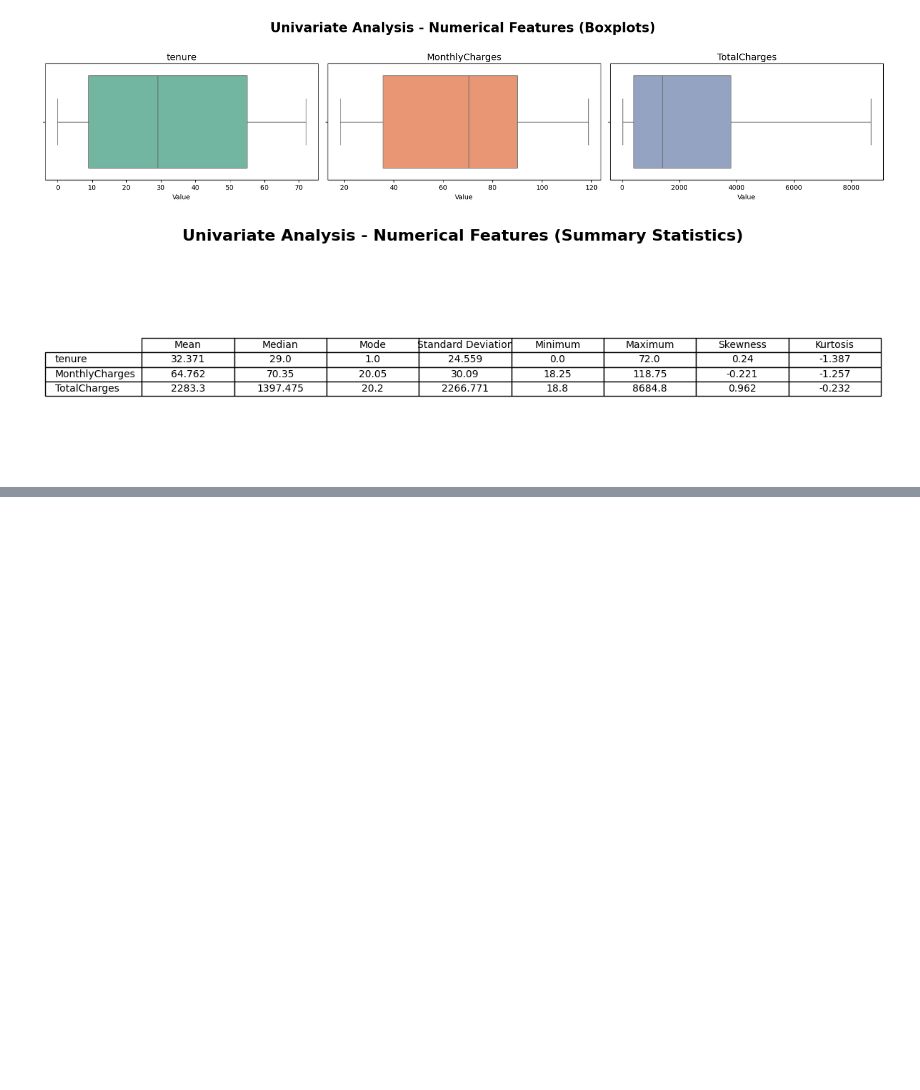
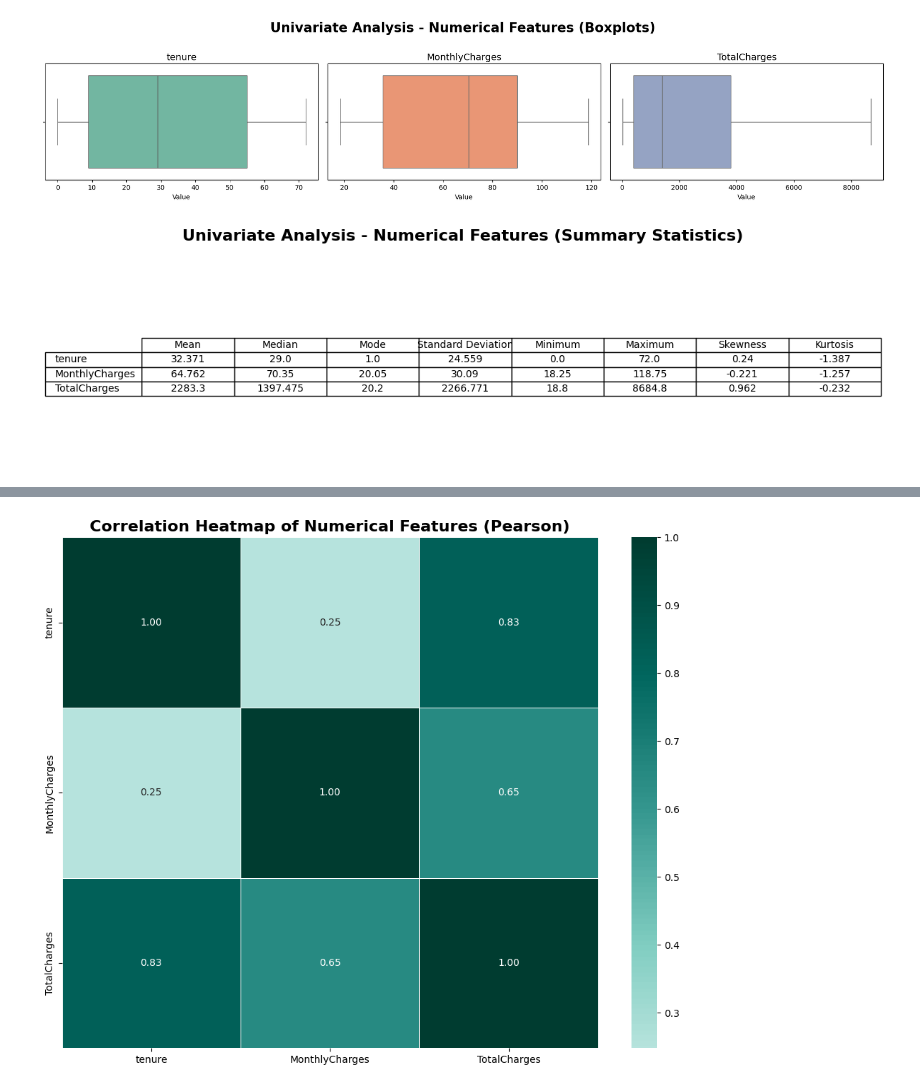
Before and after one commit to DewliniHerath/Telco_Churn_Predictor, a Jupyter notebook: notebooks/Telco_eda.ipynb, the cells around one changed output, grey strips where cells are left out. Drawn from its saved outputs; the diff is of its cells as text; code cells hidden in the pictures; blank space fills up the shorter version.

```diff
--- a/notebooks/Telco_eda.ipynb
+++ b/notebooks/Telco_eda.ipynb
@@ -419,0 +495,19 @@ plot_numerical_summary_table(telco_df,exclude_cols=None)
+# %%
+# correlation heatmap
+def plot_correlation_heatmap(df, exclude_cols=None, method="pearson", cmap="coolwarm"):
+  df = df.copy()
+  num_cols = df.select_dtypes(include=['int64','float64']).columns.tolist()
+  if exclude_cols:
+    num_cols = [col for col in num_cols if col not in exclude_cols]
+  corr = df[num_cols].corr(method=method)
+  fig, ax = plt.subplots(figsize=(10,8))
+  sns.heatmap(corr, annot=True, cmap=cmap, center=0, fmt=".2f", linewidths=0.5)
+  plt.title(f"Correlation Heatmap of Numerical Features ({method.title()})", fontsize=16, fontweight = 'bold')
+  plt.tight_layout()
+  plt.savefig('/content/drive/MyDrive/ML_Coursework/correlation_heatmap.png', dpi=150 ,bbox_inches='tight')
+  plt.show()
+# %%
+# using above function
+plot_correlation_heatmap(telco_df, exclude_cols=None, method="pearson", cmap="BrBG")
+# %% [output]
+[figure, added]
```
Also changed, not shown: parts of 9 cells of this notebook.
